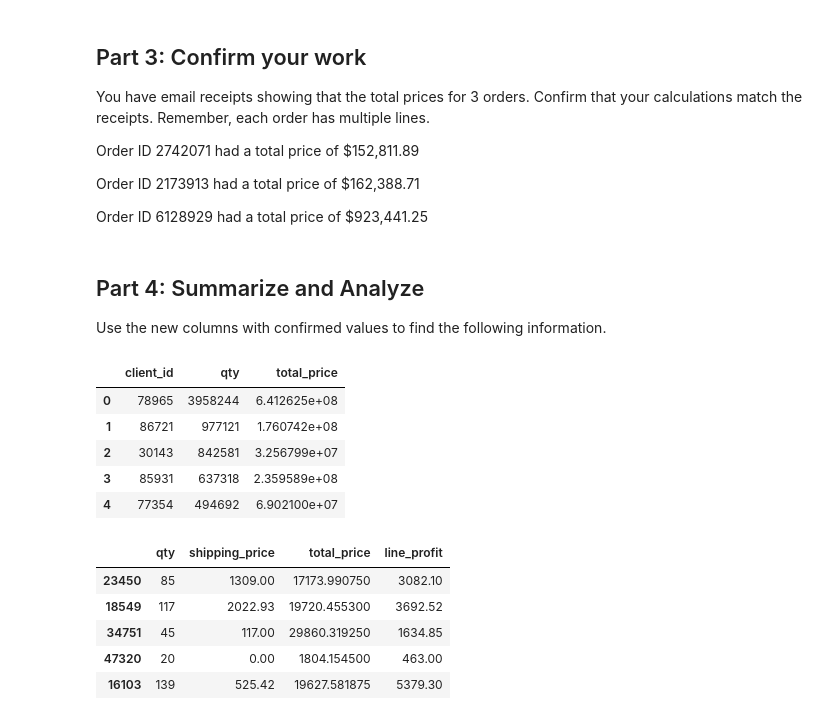
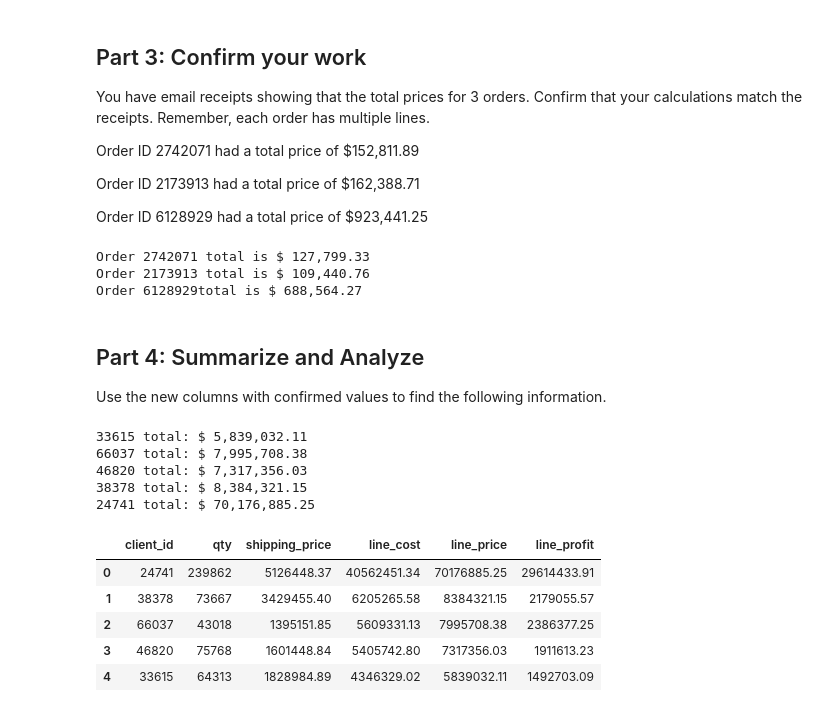
Before and after one commit to abdulkdawson/Module-4-Challenge, a Jupyter notebook: module_4_challenge.ipynb, the cells around one changed output. Saved outputs shown, nothing was run; the diff lists cells and outputs as text; code cells hidden in the pictures.

```diff
--- a/module_4_challenge.ipynb
+++ b/module_4_challenge.ipynb
@@ -71,9 +72,7 @@ top_categories.head()
 # %%
 # For the category with the most entries,
 # which subcategory had the most entries?
-client_df = client_df.sort_values(by="subcategory", ascending=False)
+client_df.sort_values(["category", "subcategory"], ascending=False)
 
-client_df = client_df.reset_index(drop=True)
-
-client_df.head(3)
+client_df['subcategory'].value_counts().head(1)
 # %% [output]
@@ -94,9 +92,9 @@ client_id
 Name: count, dtype: int64
 # %%
 # Store the client ids of those top 5 clients in a list.
-client_id_list = [33615, 66037, 46820, 38378, 24741]
+top_five_clients_list = client_df["client_id"].value_counts().head(5).index.to_list()
 
-print(client_id_list)
+top_five_clients_list
 # %% [output]
 [33615, 66037, 46820, 38378, 24741]
 # %%
@@ -205,7 +203,18 @@ Order ID 2173913 had a total price of \$162,388.71
 Order ID 6128929 had a total price of \$923,441.25
 # %%
 # Check your work using the totals above
-total_price = client_df.loc[client_df['order_id']== 2173913]['qty'].sum()
+total_order_2742071 = client_df.loc[client_df['order_id'] == 2742071]
+print(f"Order 2742071 total is ${(total_order_2742071['line_price'].sum()): ,.2f}")
+
+total_order_2173913 = client_df.loc[client_df['order_id'] == 2173913]
+print(f"Order 2173913 total is ${(total_order_2173913['line_price'].sum()): ,.2f}")
+
+total_order_6128929 = client_df.loc[client_df['order_id'] == 6128929]
+print(f"Order 6128929total is ${(total_order_6128929['line_price'].sum()): ,.2f}")
+# %% [output]
+Order 2742071 total is $ 127,799.33
+Order 2173913 total is $ 109,440.76
+Order 6128929total is $ 688,564.27
 # %% [markdown]
 ## Part 4: Summarize and Analyze
 Use the new columns with confirmed values to find the following information.
@@ -214,34 +223,44 @@ Use the new columns with confirmed values to find the following information.
 # spend? Check your work from Part 1 for client ids.
 
 
-client_df = client_df.sort_values(by="qty", ascending=False)
+client_33615 = client_df.loc[client_df['client_id'] == 33615]
+print(f"33615 total: ${(client_33615['line_price'].sum()): ,.2f}")
 
-client_df = client_df.reset_index(drop=True)
+client_66037 = client_df.loc[client_df['client_id'] == 66037]
+print(f"66037 total: ${(client_66037['line_price'].sum()): ,.2f}")
 
-client_df[['client_id', 'qty','total_price']].head(5)
+client_46820 = client_df.loc[client_df['client_id'] == 46820]
+print(f"46820 total: ${(client_46820['line_price'].sum()): ,.2f}")
+
+client_38378 = client_df.loc[client_df['client_id'] == 38378]
+print(f"38378 total: ${(client_38378['line_price'].sum()): ,.2f}")
+
+client_24741 = client_df.loc[client_df['client_id'] == 24741]
+print(f"24741 total: ${(client_24741['line_price'].sum()): ,.2f}")
 # %% [output]
-|  | client_id | qty | total_price |
-| 0 | 78965 | 3958244 | 6.412625e+08 |
-| 1 | 86721 | 977121 | 1.760742e+08 |
-| 2 | 30143 | 842581 | 3.256799e+07 |
-| 3 | 85931 | 637318 | 2.359589e+08 |
-| 4 | 77354 | 494692 | 6.902100e+07 |
+33615 total: $ 5,839,032.11
+66037 total: $ 7,995,708.38
+46820 total: $ 7,317,356.03
+38378 total: $ 8,384,321.15
+24741 total: $ 70,176,885.25
 # %%
 # Create a summary DataFrame showing the totals for the
 # for the top 5 clients with the following information:
 # total units purchased, total shipping price,
 # total revenue, and total profit. Sort by total profit.
 
-summary_df = client_df.sort_values(by="client_id", ascending=False)
-
-summary_df[['qty', 'shipping_price', 'total_price', 'line_profit']].head(5)
+summary_df = client_df.groupby(["client_id"])
+summary_df_total = summary_df[['qty', 'shipping_price', 'line_cost', 'line_price', 'line_profit']].sum()
+top_5_client_totals = summary_df_total[summary_df_total.index.isin(top_five_clients_list)]
+top_5_client_totals = top_5_client_totals.sort_values('line_price', ascending=False).reset_index()
+top_5_client_totals
 # %% [output]
-|  | qty | shipping_price | total_price | line_profit |
-| 23450 | 85 | 1309.00 | 17173.990750 | 3082.10 |
-| 18549 | 117 | 2022.93 | 19720.455300 | 3692.52 |
-| 34751 | 45 | 117.00 | 29860.319250 | 1634.85 |
-| 47320 | 20 | 0.00 | 1804.154500 | 463.00 |
-| 16103 | 139 | 525.42 | 19627.581875 | 5379.30 |
+|  | client_id | qty | shipping_price | line_cost | line_price | line_profit |
+| 0 | 24741 | 239862 | 5126448.37 | 40562451.34 | 70176885.25 | 29614433.91 |
+| 1 | 38378 | 73667 | 3429455.40 | 6205265.58 | 8384321.15 | 2179055.57 |
+| 2 | 66037 | 43018 | 1395151.85 | 5609331.13 | 7995708.38 | 2386377.25 |
+| 3 | 46820 | 75768 | 1601448.84 | 5405742.80 | 7317356.03 | 1911613.23 |
+| 4 | 33615 | 64313 | 1828984.89 | 4346329.02 | 5839032.11 | 1492703.09 |
 # %%
 # Format the data and rename the columns
 # to names suitable for presentation.
```
Also changed, not shown: parts of 12 cells of this notebook.
